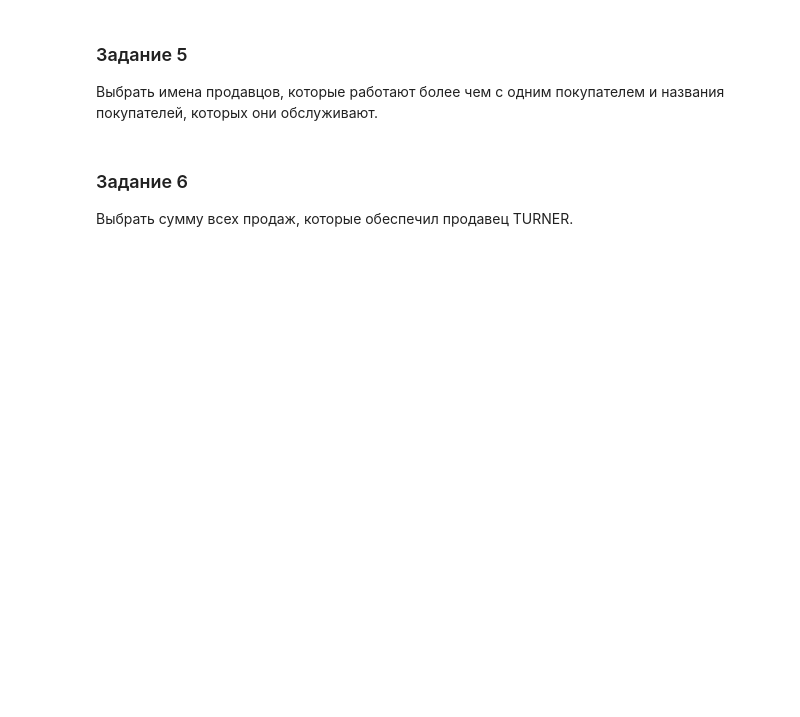
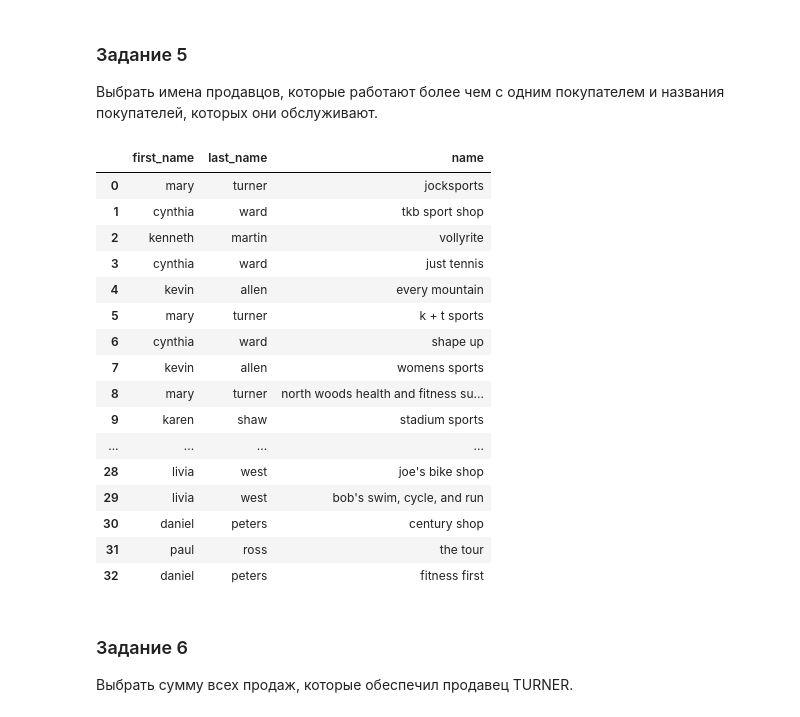
Before and after one commit to theysee/sberbank_reboot, a Jupyter notebook: Поток_3_Практика_к_занятию_5.ipynb, the cells around one changed output. Saved outputs shown, nothing was run; the diff lists cells and outputs as text; code cells hidden in the pictures; blank space fills up the shorter version.

```diff
--- a/Поток_3_Практика_к_занятию_5.ipynb
+++ b/Поток_3_Практика_к_занятию_5.ipynb
@@ -135,6 +165,36 @@ pd.read_sql_query('''
 # %% [markdown]
 ### Задание 5
 Выбрать имена продавцов, которые работают более чем с одним покупателем и названия покупателей, которых они обслуживают.
+# %%
+pd.read_sql_query('''
+  SELECT
+    employee.first_name,
+    employee.last_name,
+    customer.name
+  FROM
+    employee
+    INNER JOIN
+    customer
+  ON customer.name IN (SELECT book.author_id FROM book)
+''', conn)
+# %% [output]
+|  | first_name | last_name | name |
+| 0 | mary | turner | jocksports |
+| 1 | cynthia | ward | tkb sport shop |
+| 2 | kenneth | martin | vollyrite |
+| 3 | cynthia | ward | just tennis |
+| 4 | kevin | allen | every mountain |
+| 5 | mary | turner | k + t sports |
+| 6 | cynthia | ward | shape up |
+| 7 | kevin | allen | womens sports |
+| 8 | mary | turner | north woods health and fitness su... |
+| 9 | karen | shaw | stadium sports |
+| ... | ... | ... | ... |
+| 28 | livia | west | joe's bike shop |
+| 29 | livia | west | bob's swim, cycle, and run |
+| 30 | daniel | peters | century shop |
+| 31 | paul | ross | the tour |
+| 32 | daniel | peters | fitness first |
 # %% [markdown]
 ### Задание 6
 Выбрать сумму всех продаж, которые обеспечил продавец TURNER.
```
Also changed, not shown: parts of 1 cell of this notebook.
